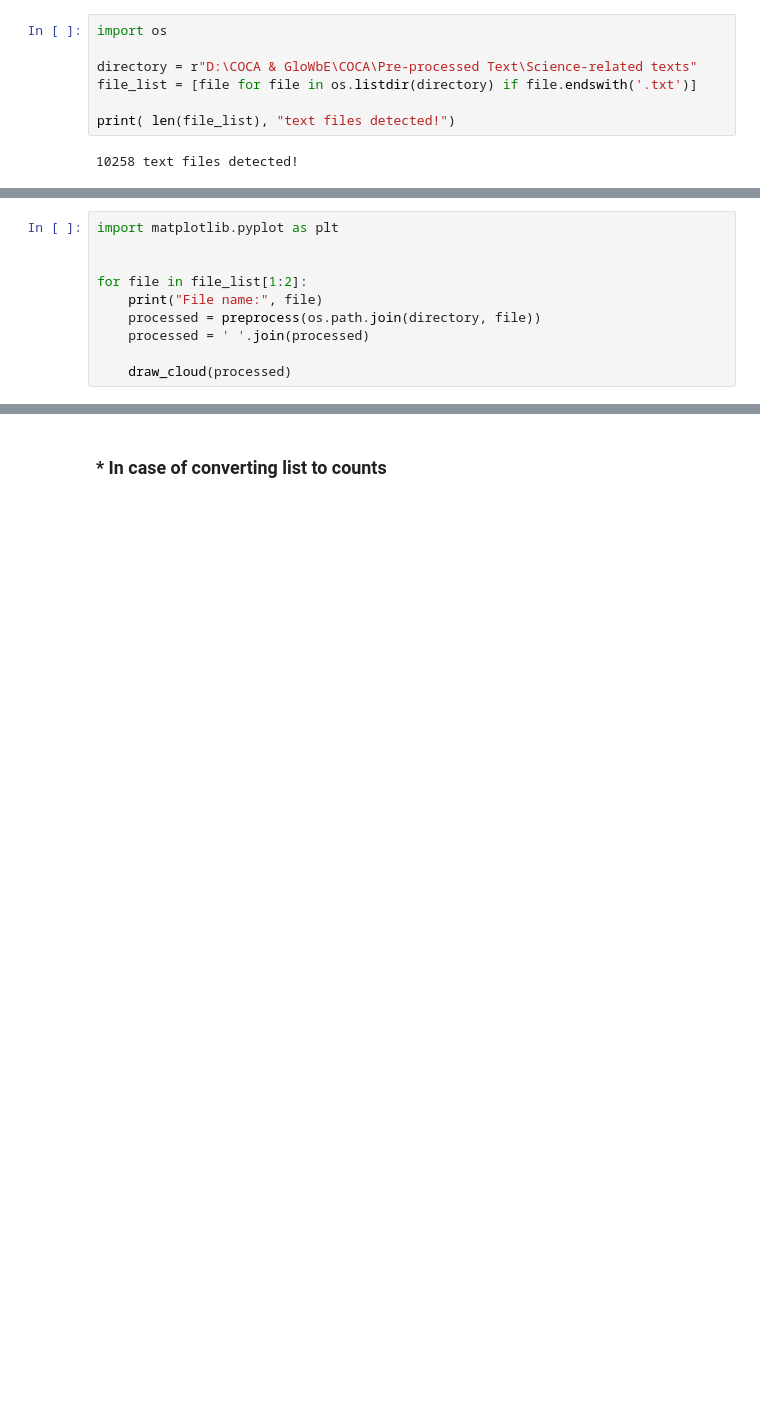
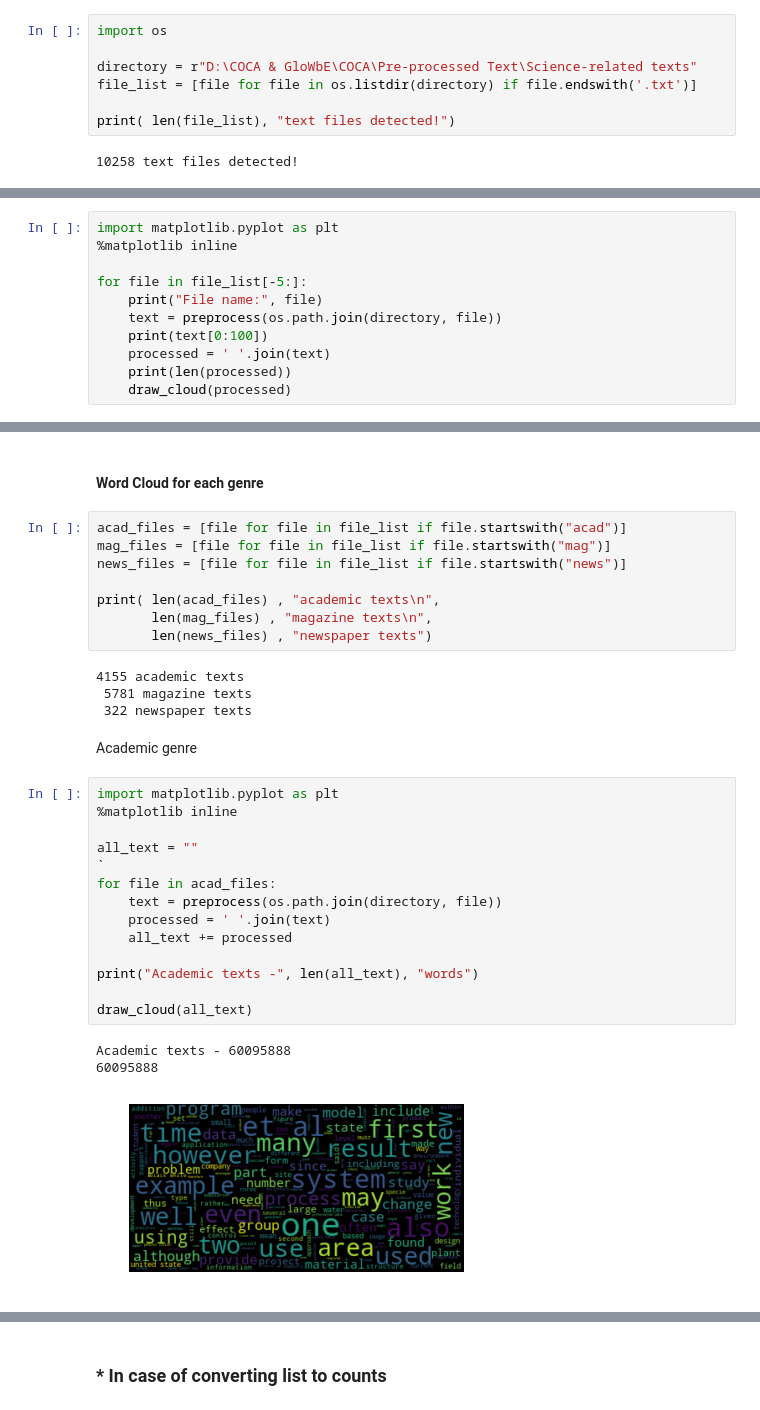
Before and after one commit to PolarBear77/Corpus-Clustering-Project, a Jupyter notebook: Preprocess & WordCloud functions.ipynb, the cells around one changed output, grey strips where cells are left out. Drawn from its saved outputs; the diff is of its cells as text; blank space fills up the shorter version.

Commit message:
stop words, lemmatization, word cloud

```diff
--- a/Preprocess & WordCloud functions.ipynb
+++ b/Preprocess & WordCloud functions.ipynb
@@ -67,11 +75,12 @@ def draw_cloud(text):
 # %%
 import matplotlib.pyplot as plt
+%matplotlib inline
 
-
-for file in file_list[1:2]:
+for file in file_list[-5:]:
     print("File name:", file)
-    processed = preprocess(os.path.join(directory, file))
-    processed = ' '.join(processed)
-
+    text = preprocess(os.path.join(directory, file))
+    print(text[0:100])
+    processed = ' '.join(text)
+    print(len(processed))
     draw_cloud(processed)
 # %% [output]
@@ -79,0 +107,34 @@ File name: acad_5783.txt
+# %% [markdown]
+#### Word Cloud for each genre
+# %%
+acad_files = [file for file in file_list if file.startswith("acad")]
+mag_files = [file for file in file_list if file.startswith("mag")]
+news_files = [file for file in file_list if file.startswith("news")]
+
+print( len(acad_files) , "academic texts\n",
+       len(mag_files) , "magazine texts\n",
+       len(news_files) , "newspaper texts")
+# %% [output]
+4155 academic texts
+ 5781 magazine texts
+ 322 newspaper texts
+# %% [markdown]
+Academic genre
+# %%
+import matplotlib.pyplot as plt
+%matplotlib inline
+
+all_text = ""
+`
+for file in acad_files:
+    text = preprocess(os.path.join(directory, file))
+    processed = ' '.join(text)
+    all_text += processed
+
+print("Academic texts -", len(all_text), "words")
+
+draw_cloud(all_text)
+# %% [output]
+Academic texts - 60095888
+60095888
+[figure, added]
```
Also changed, not shown: parts of 9 cells of this notebook.
